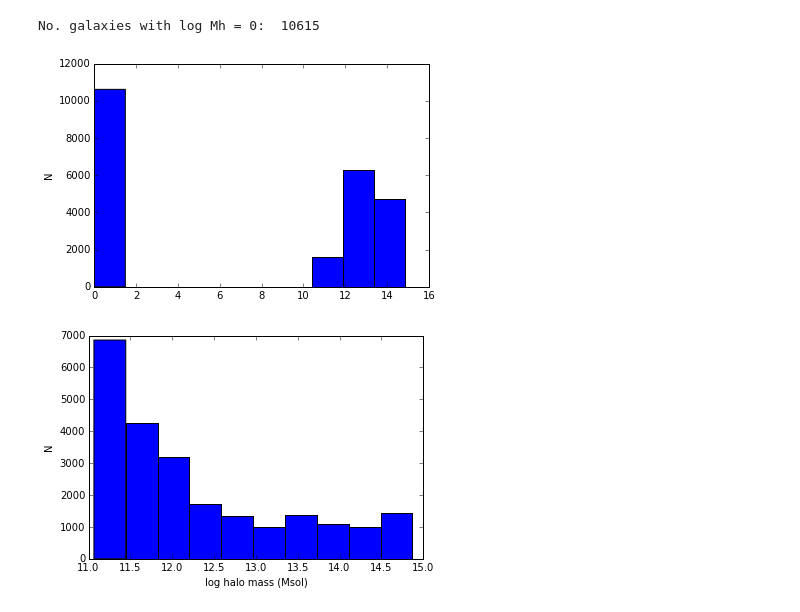
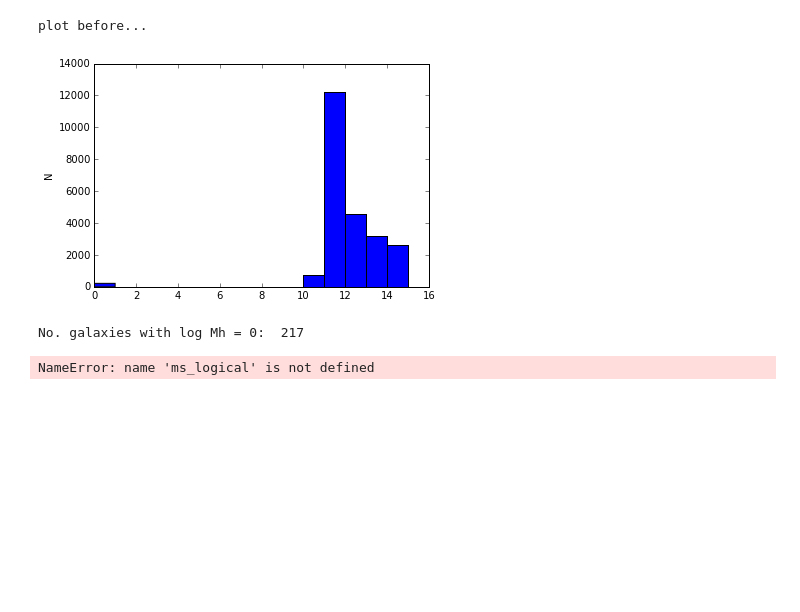
Before and after one commit to AstronomyBrown/ENVIRONMENT, a Jupyter notebook: halo/halo_logictab.ipynb, the cells around one changed output. Drawn from its saved outputs; the diff is of its cells as text; code cells hidden in the pictures; blank space fills up the shorter version.

```diff
--- a/halo/halo_logictab.ipynb
+++ b/halo/halo_logictab.ipynb
@@ -27,35 +42,46 @@ r_mag = tbdata['modelMag_r']
 #    obtained in Yang et al. (2009b).
 
 # functional M*-Mh relation Yang+2009
-M0 = 10**10.3061
-M1 = 10**11.0404
-Mh = 10**(np.linspace(10,15, 1e6))
-a = 0.3146
-b = 4.5427
+M0_0 = 10**10.3061
+M1_0 = 10**11.0404
+a_0 = 0.3146 # Yang+09
+b_0 = 4.5427
+M0_1 = 10**10.86
+M1_1 = 10**12.08
+a_1 = 0.22 # Yang+08
+b_1 = 1.61
+h = 0.73 # little h
+
+Mh = (10**(np.linspace(10,15, 1e3)))/h
 
 # truth values of stellar mass
-ms_logical = M0 * (Mh/M1)**(a+b) / (1 + Mh/M1)**b
+ms_logical = M0_0 * (Mh/M1_0)**(a_0+b_0) / (1 + Mh/M1_0)**b_0 /0.73**2
+
+# Yang+08 alpha, beta
+ms_logical_1 = M0_1 * (Mh/M1_1)**(a_1+b_1) / (1 + Mh/M1_1)**b_1 /h**2
 # %%
-print 'No. galaxies with log Mh = 0: ', len(ms_smgrp)
+bin_size = 1; min_edge = 0; max_edge = 15
+N = (max_edge-min_edge)/bin_size; Nplus1 = N + 1
+bin_list = np.linspace(min_edge, max_edge, Nplus1)
 
-# plot before...
-plt.hist(halo)
+print ''
+print 'plot before...'
+plt.hist(halo, bins=bin_list)
 plt.ylabel('N')
 plt.show()
+
+
+print 'No. galaxies with log Mh = 0: ', len(halo[(halo  == 0.)])
+
 
 # interpolate halo values
 idx = np.where(halo  == 0.)
 ms_lin = 10**ms
 mhalo_interp = np.interp(ms_lin[idx], ms_logical, Mh)
 # assign back to halo array
 halo[idx] =  np.log10(mhalo_interp)
-
-# ...and after.
-plt.hist(halo)
-plt.xlabel('log halo mass (Msol)')
-plt.ylabel('N')
-plt.show()
 # %% [output]
-No. galaxies with log Mh = 0:  10615
+plot before...
-[figure, old version]
+[figure, new version]
-[figure, removed]
+No. galaxies with log Mh = 0:  217
+NameError: name 'ms_logical' is not defined
```
Also changed, not shown: parts of 12 cells of this notebook, 4 other files.
